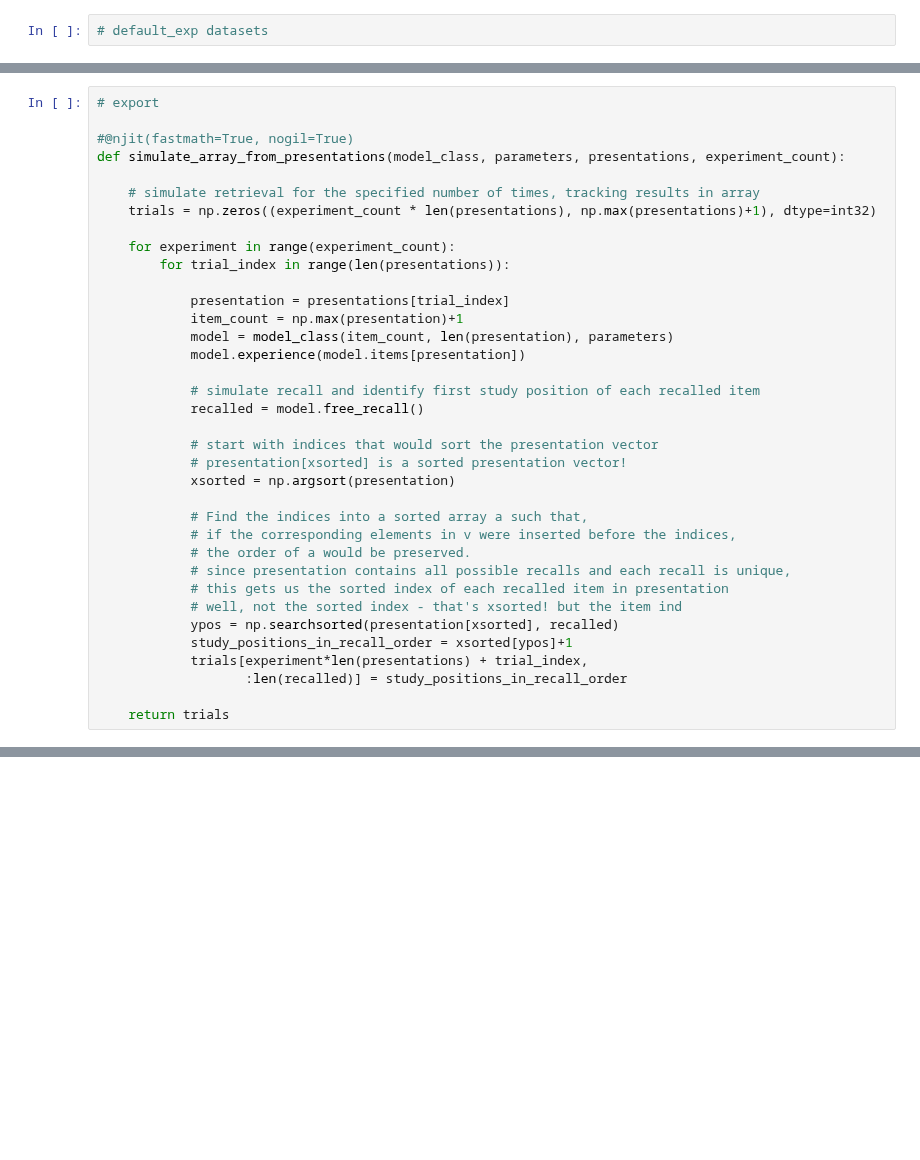
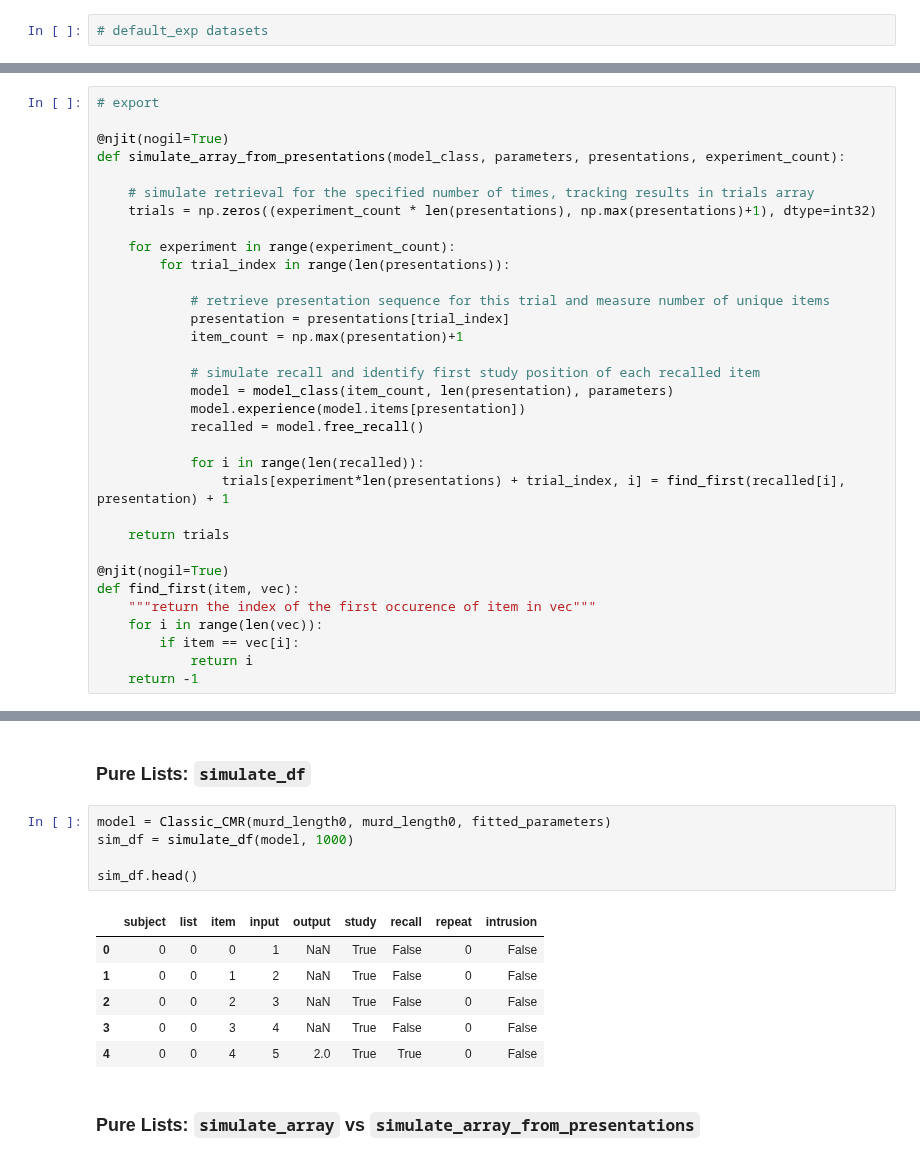
Before and after one commit to githubpsyche/compmemlearn, a Jupyter notebook: library/datasets/Data_Simulation.ipynb, the cells around one changed output, grey strips where cells are left out. Saved outputs shown, nothing was run; the diff lists cells and outputs as text; blank space fills up the shorter version.

Commit message:
late checkpoint: working sim_recall_probability_by_lag redo

```diff
--- a/library/datasets/Data_Simulation.ipynb
+++ b/library/datasets/Data_Simulation.ipynb
@@ -48,36 +122,33 @@ simulate_data = simulate_df
 # %%
 # export
 
-#@njit(fastmath=True, nogil=True)
+@njit(nogil=True)
 def simulate_array_from_presentations(model_class, parameters, presentations, experiment_count):
 
-    # simulate retrieval for the specified number of times, tracking results in array
+    # simulate retrieval for the specified number of times, tracking results in trials array
     trials = np.zeros((experiment_count * len(presentations), np.max(presentations)+1), dtype=int32)
 
     for experiment in range(experiment_count):
         for trial_index in range(len(presentations)):
 
+            # retrieve presentation sequence for this trial and measure number of unique items
             presentation = presentations[trial_index]
             item_count = np.max(presentation)+1
+
+            # simulate recall and identify first study position of each recalled item
             model = model_class(item_count, len(presentation), parameters)
             model.experience(model.items[presentation])
-
-            # simulate recall and identify first study position of each recalled item
             recalled = model.free_recall()
 
-            # start with indices that would sort the presentation vector
-            # presentation[xsorted] is a sorted presentation vector!
-            xsorted = np.argsort(presentation)
-
-            # Find the indices into a sorted array a such that,
-            # if the corresponding elements in v were inserted before the indices,
-            # the order of a would be preserved.
-            # since presentation contains all possible recalls and each recall is unique,
-            # this gets us the sorted index of each recalled item in presentation
-            # well, not the sorted index - that's xsorted! but the item ind
-            ypos = np.searchsorted(presentation[xsorted], recalled)
-            study_positions_in_recall_order = xsorted[ypos]+1
-            trials[experiment*len(presentations) + trial_index,
-                   :len(recalled)] = study_positions_in_recall_order
+            for i in range(len(recalled)):
+                trials[experiment*len(presentations) + trial_index, i] = find_first(recalled[i], presentation) + 1
 
     return trials
+
+@njit(nogil=True)
+def find_first(item, vec):
+    """return the index of the first occurence of item in vec"""
+    for i in range(len(vec)):
+        if item == vec[i]:
+            return i
+    return -1
@@ -157,0 +248,16 @@ sim_df.head()
+# %% [markdown]
+### Pure Lists: `simulate_df`
+# %%
+model = Classic_CMR(murd_length0, murd_length0, fitted_parameters)
+sim_df = simulate_df(model, 1000)
+
+sim_df.head()
+# %% [output]
+|  | subject | list | item | input | output | study | recall | repeat | intrusion |
+| 0 | 0 | 0 | 0 | 1 | NaN | True | False | 0 | False |
+| 1 | 0 | 0 | 1 | 2 | NaN | True | False | 0 | False |
+| 2 | 0 | 0 | 2 | 3 | NaN | True | False | 0 | False |
+| 3 | 0 | 0 | 3 | 4 | NaN | True | False | 0 | False |
+| 4 | 0 | 0 | 4 | 5 | 2.0 | True | True | 0 | False |
+# %% [markdown]
+### Pure Lists: `simulate_array` vs `simulate_array_from_presentations`
```
Also changed, not shown: parts of 21 cells of this notebook, 9 other files.
